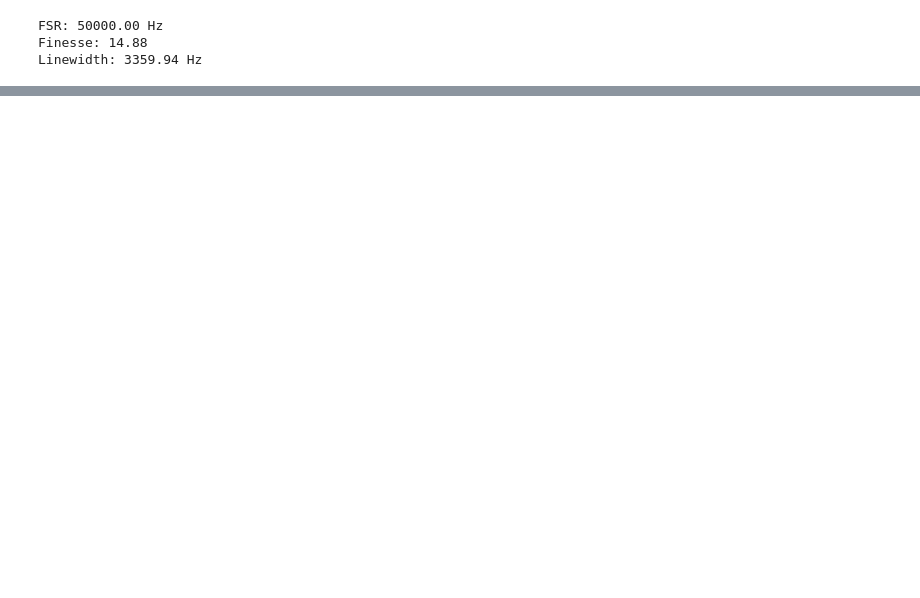
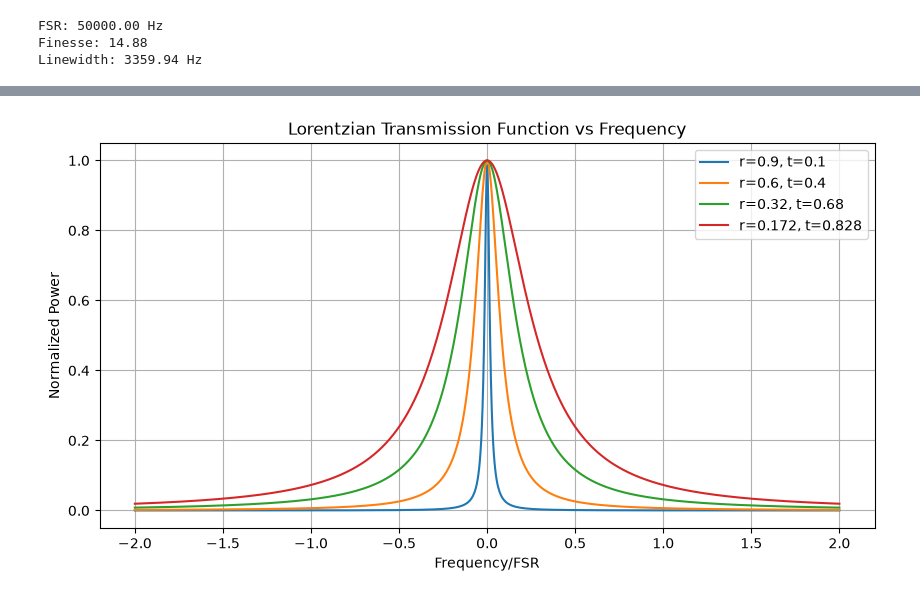
Before and after one commit to rudrix19/Interferometry, a Jupyter notebook: Fabry_Perot_Etalon.ipynb, the cells around one changed output, grey strips where cells are left out. Cells and saved outputs as stored; diff of their text form; code cells hidden in the pictures; blank space fills up the shorter version.

```diff
--- a/Fabry_Perot_Etalon.ipynb
+++ b/Fabry_Perot_Etalon.ipynb
@@ -144,0 +279,34 @@ Linewidth: 3359.94 Hz
+# %%
+def lorentzian_peak_norm(f, f0, linewidth):
+    return (linewidth)**2 / ((linewidth)**2 + 4 * (f - f0)**2)
+
+tau_c_1 = -1 / (FSR * np.log(0.9 * 0.9))
+tau_c_2 = -1 / (FSR * np.log(0.6 * 0.6))
+tau_c_3 = -1 / (FSR * np.log(0.32 * 0.32))
+tau_c_4 = -1 / (FSR * np.log(0.172 * 0.172))
+
+linewidth_1 = 1/(2*np.pi*tau_c_1)
+linewidth_2 = 1/(2*np.pi*tau_c_2)
+linewidth_3 = 1/(2*np.pi*tau_c_3)
+linewidth_4 = 1/(2*np.pi*tau_c_4)
+
+# normalize linewidths to units of FSR, to match the f/FSR x-axis
+linewidth_1_norm = linewidth_1 / FSR
+linewidth_2_norm = linewidth_2 / FSR
+linewidth_3_norm = linewidth_3 / FSR
+linewidth_4_norm = linewidth_4 / FSR
+
+f = np.linspace(-2, 2, 1000)
+plt.figure(figsize=(10, 5))
+plt.plot(f, lorentzian_peak_norm(f, 0, linewidth_1_norm), label='r=0.9, t=0.1')
+plt.plot(f, lorentzian_peak_norm(f, 0, linewidth_2_norm), label='r=0.6, t=0.4')
+plt.plot(f, lorentzian_peak_norm(f, 0, linewidth_3_norm), label='r=0.32, t=0.68')
+plt.plot(f, lorentzian_peak_norm(f, 0, linewidth_4_norm), label='r=0.172, t=0.828')
+plt.xlabel('Frequency/FSR')
+plt.ylabel('Normalized Power')
+plt.title('Lorentzian Transmission Function vs Frequency')
+plt.legend()
+plt.grid()
+plt.show()
+# %% [output]
+[figure, added]
```
Also changed, not shown: parts of 7 cells of this notebook, 1 other file.
